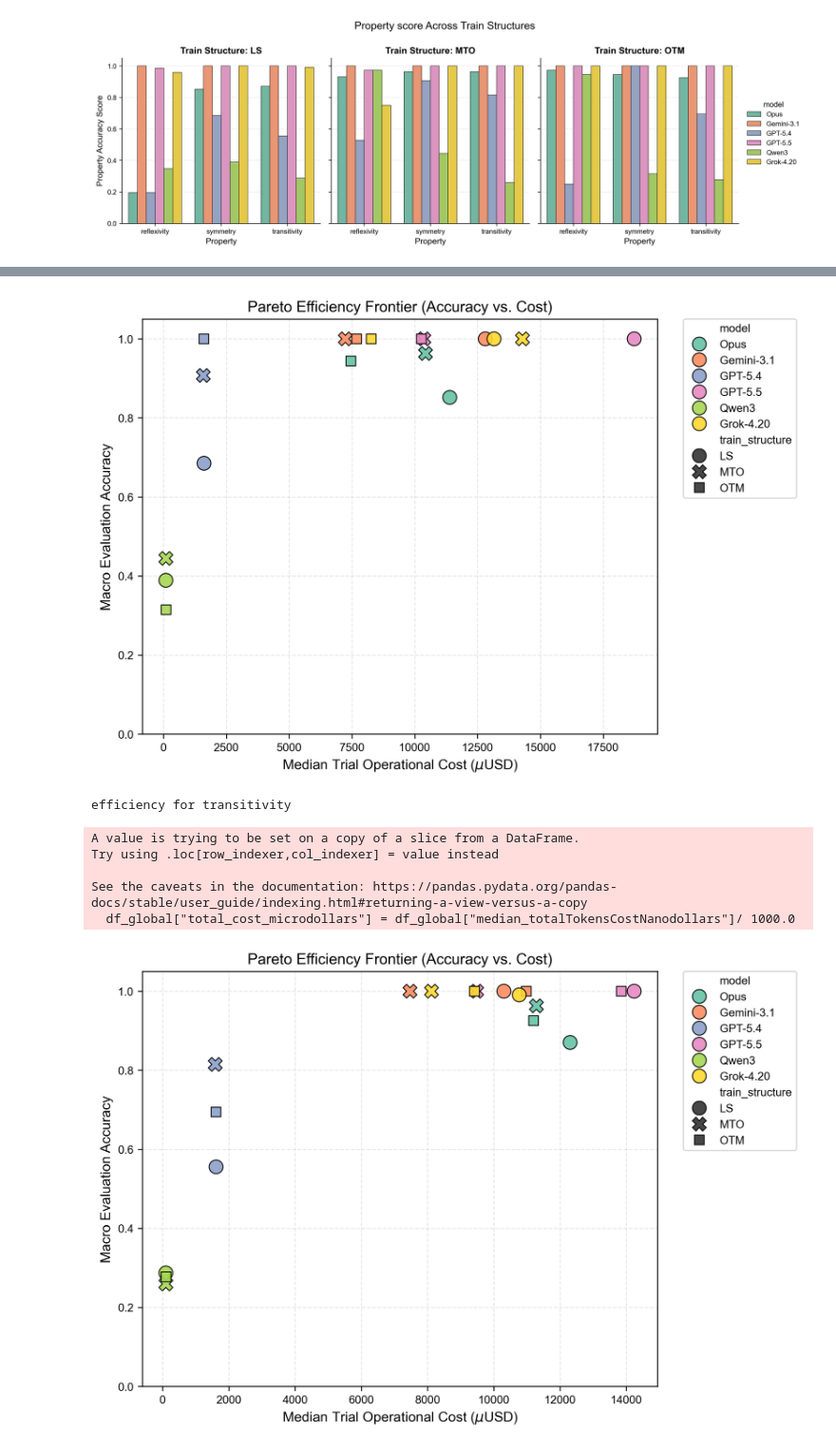
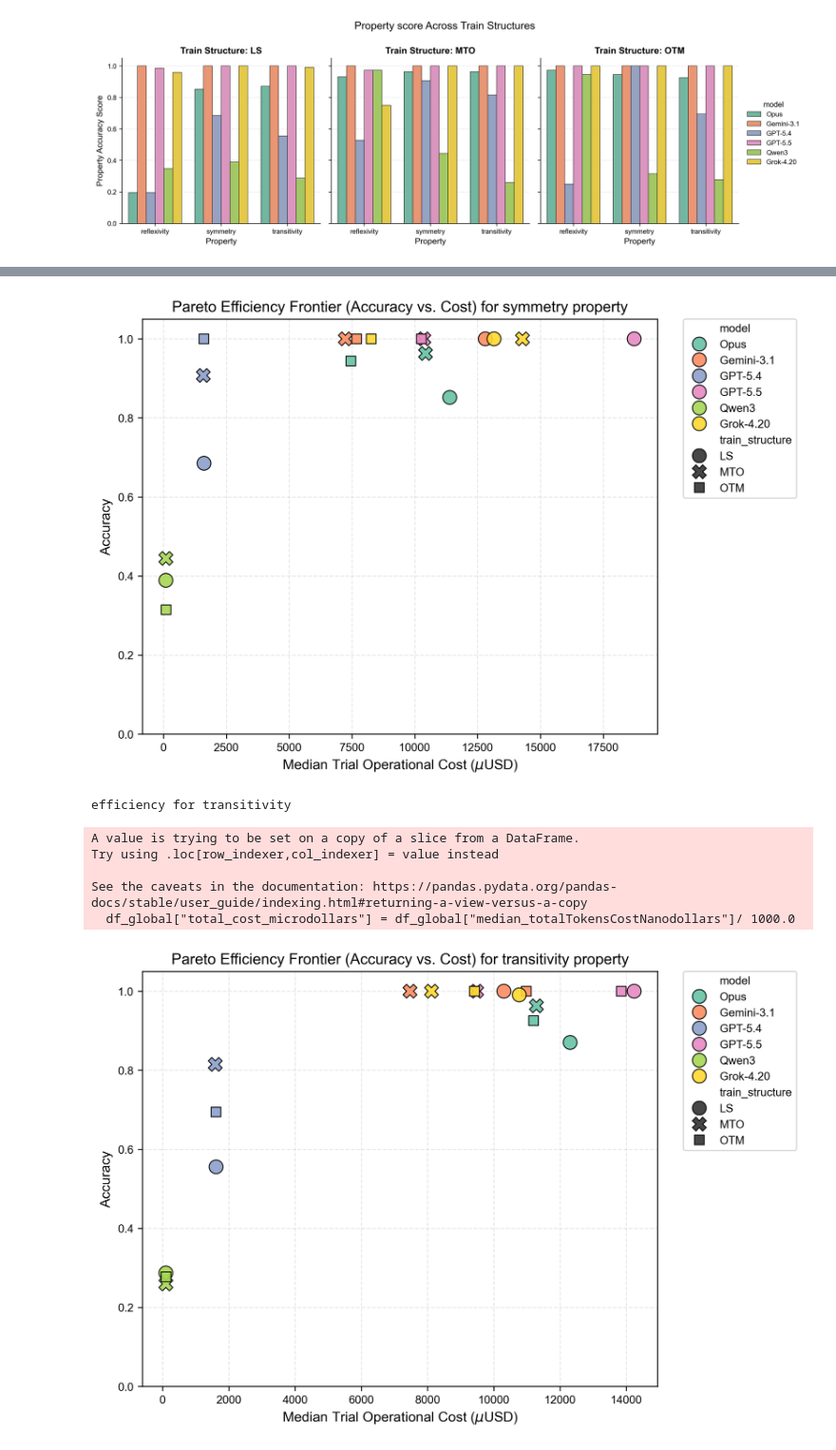
Before and after one commit to Yagwar/stim_eq, a Jupyter notebook: SE_LLM_Benchmark/get_results_metadata_json.ipynb, the cells around one changed output, grey strips where cells are left out. Shown at 95% size. Saved outputs shown, nothing was run; the diff lists cells and outputs as text; code cells hidden in the pictures.

Commit message:
update microdollar format

```diff
--- a/SE_LLM_Benchmark/get_results_metadata_json.ipynb
+++ b/SE_LLM_Benchmark/get_results_metadata_json.ipynb
@@ -242,7 +242,10 @@ class AGIBenchmarkEngine:
         except Exception:
             return np.nan
 # %%
-def display_pareto_efficiency_plot(df_global):
+def display_pareto_efficiency_plot(
+        df_global,
+        plot_title = "Pareto Efficiency Frontier (Accuracy vs. Cost)"
+        ):
     """
     Constructs and renders the Pareto Frontier inline.
     Returns the figure object so a subsequent cell can save it to disk.
@@ -288,9 +291,9 @@ def display_pareto_efficiency_plot(df_global):
     #             alpha=0.8
     #         )
 
-    ax.set_title("Pareto Efficiency Frontier (Accuracy vs. Cost)")
+    ax.set_title(plot_title)
     ax.set_xlabel(r"Median Trial Operational Cost ($\mu$USD)")
-    ax.set_ylabel("Macro Evaluation Accuracy")
+    ax.set_ylabel("Accuracy")
     ax.set_ylim(0, 1.05)
 
     # Place legend cleanly outside of data boundaries
@@ -519,6 +522,10 @@ pairwise_accuracy_model = df_tier3_pairwise[df_tier3_pairwise['model'].isin(pass
 macro_accuracy_model['model'] = macro_accuracy_model['model'].map(mapping_models).fillna(macro_accuracy_model['model'])
 property_accuracy_model['model'] = property_accuracy_model['model'].map(mapping_models).fillna(property_accuracy_model['model'])
 pairwise_accuracy_model['model'] = pairwise_accuracy_model['model'].map(mapping_models).fillna(pairwise_accuracy_model['model'])
+# %%
+macro_accuracy_model["median_totalTokensCostMicrodollars"] = macro_accuracy_model["median_totalTokensCostNanodollars"]/1000
+property_accuracy_model["median_totalTokensCostMicrodollars"] = property_accuracy_model["median_totalTokensCostNanodollars"]/1000
+pairwise_accuracy_model["median_totalTokensCostMicrodollars"] = pairwise_accuracy_model["median_totalTokensCostNanodollars"]/1000
 # %%
 print(
 macro_accuracy_model.pivot(
@@ -678,7 +722,15 @@ fig2 = display_property_plot(property_accuracy_model)
 for proprt in ['reflexivity', 'symmetry', 'transitivity']:
     propt_model_dat = property_accuracy_model[property_accuracy_model.sample_subset == proprt]
     print("efficiency for", proprt)
-    display_pareto_efficiency_plot(propt_model_dat)
+    tier2_fig = display_pareto_efficiency_plot(
+        propt_model_dat,
+        plot_title="Pareto Efficiency Frontier (Accuracy vs. Cost) for " +proprt+ " property")
+
+    tier2_fig.savefig(
+    "fig_pareto_frontier_"+proprt+".pdf",
+    format="pdf",
+    bbox_inches="tight",
+    dpi=300)
 # %% [output]
 efficiency for reflexivity
 A value is trying to be set on a copy of a slice from a DataFrame.
@@ -690,17 +742,17 @@ See the caveats in the documentation: https://pandas.pydata.org/pandas-docs/stab
 efficiency for symmetry
 A value is trying to be set on a copy of a slice from a DataFrame.
 Try using .loc[row_indexer,col_indexer] = value instead
 
 See the caveats in the documentation: https://pandas.pydata.org/pandas-docs/stable/user_guide/indexing.html#returning-a-view-versus-a-copy
   df_global["total_cost_microdollars"] = df_global["median_totalTokensCostNanodollars"]/ 1000.0
-[figure, old version]
+[figure, new version]
 efficiency for transitivity
 A value is trying to be set on a copy of a slice from a DataFrame.
 Try using .loc[row_indexer,col_indexer] = value instead
 
 See the caveats in the documentation: https://pandas.pydata.org/pandas-docs/stable/user_guide/indexing.html#returning-a-view-versus-a-copy
   df_global["total_cost_microdollars"] = df_global["median_totalTokensCostNanodollars"]/ 1000.0
-[figure, old version]
+[figure, new version]
 # %%
 transitive_data = pairwise_accuracy_model.loc[
     (
```
Also changed, not shown: parts of 11 cells of this notebook.
